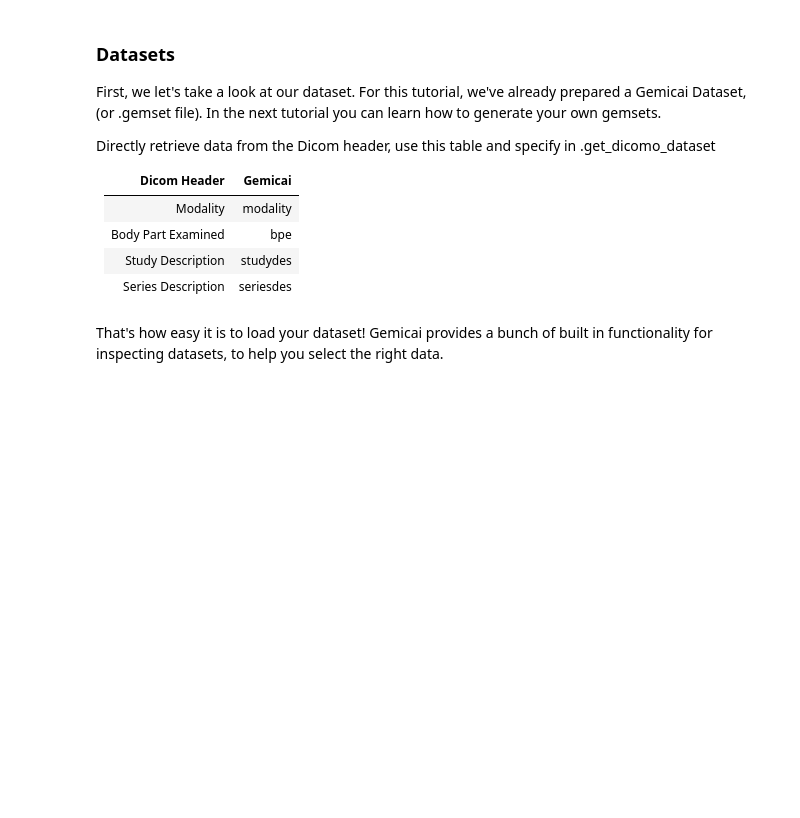
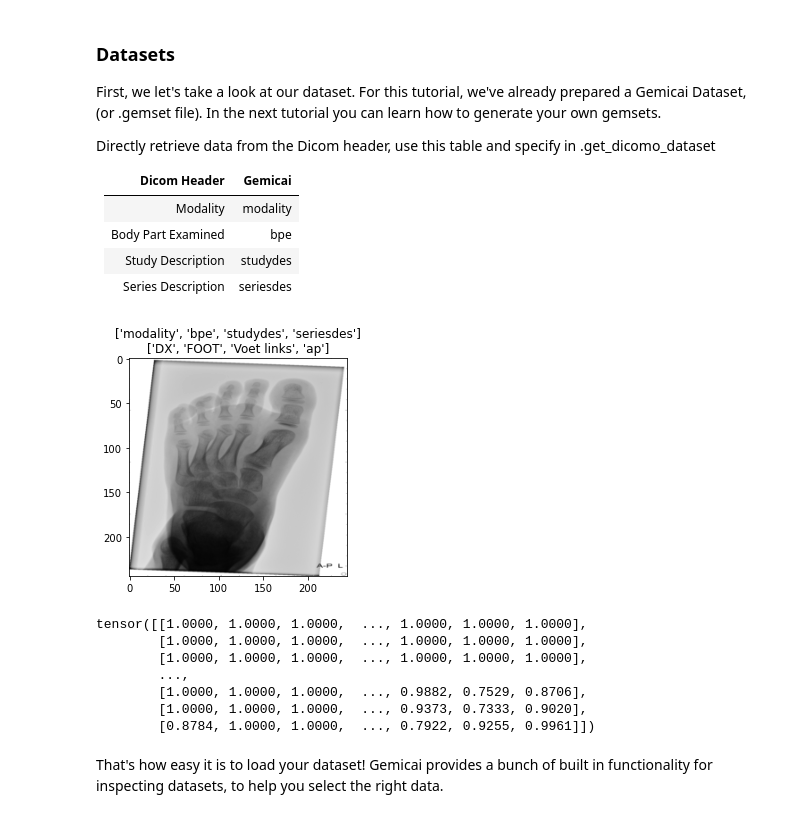
Before and after one commit to Gemicai/Gemicai, a Jupyter notebook: intro_to_gemicai.ipynb, the cells around one changed output. Saved outputs shown, nothing was run; the diff lists cells and outputs as text; code cells hidden in the pictures; blank space fills up the shorter version.

```diff
--- a/intro_to_gemicai.ipynb
+++ b/intro_to_gemicai.ipynb
@@ -25,6 +25,22 @@ Directly retrieve data from the Dicom header, use this table and specify in .get
 | Series Description | seriesdes |
 # %%
 dataset = gem.DicomoDataset.get_dicomo_dataset('misc/demo.gemset')
+
+d = None
+for dicomo in dataset:
+    d= dicomo
+
+d.plot()
+print(d.tensor)
+# %% [output]
+[figure, added]
+tensor([[1.0000, 1.0000, 1.0000,  ..., 1.0000, 1.0000, 1.0000],
+        [1.0000, 1.0000, 1.0000,  ..., 1.0000, 1.0000, 1.0000],
+        [1.0000, 1.0000, 1.0000,  ..., 1.0000, 1.0000, 1.0000],
+        ...,
+        [1.0000, 1.0000, 1.0000,  ..., 0.9882, 0.7529, 0.8706],
+        [1.0000, 1.0000, 1.0000,  ..., 0.9373, 0.7333, 0.9020],
+        [0.8784, 1.0000, 1.0000,  ..., 0.7922, 0.9255, 0.9961]])
 # %% [markdown]
 That's how easy it is to load your dataset! Gemicai provides a bunch of built in functionality for inspecting datasets, to help you select the right data.
 # %%
```
Also changed, not shown: parts of 4 cells of this notebook, 3 other files.
